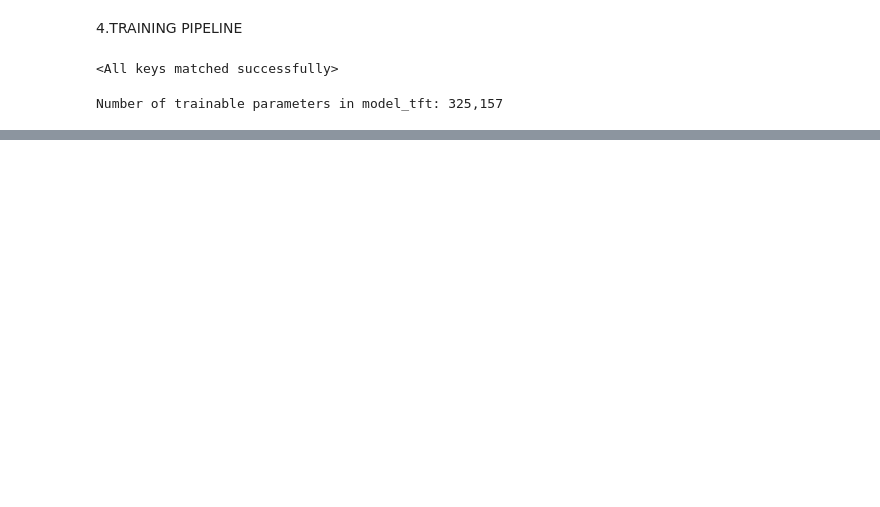
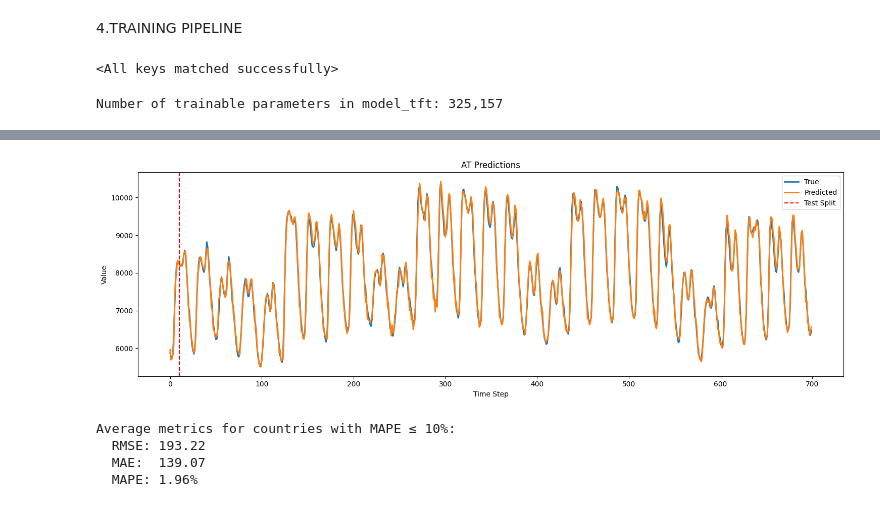
Before and after one commit to H1406/energy-forecasting, a Jupyter notebook: model_tft.ipynb, the cells around one changed output, grey strips where cells are left out. Cells and saved outputs as stored; diff of their text form; code cells hidden in the pictures; blank space fills up the shorter version.

```diff
--- a/model_tft.ipynb
+++ b/model_tft.ipynb
@@ -935,5 +941,6 @@ def count_parameters(model_tft):
     return sum(p.numel() for p in model_tft.parameters() if p.requires_grad)
 
 print(f"Number of trainable parameters in model_tft: {count_parameters(model):,}")
+model_tft.load_state_dict(torch.load("model_state_dict_tft.pth"))
 # %% [output]
 Number of trainable parameters in model_tft: 325,157
@@ -940,2 +948,2 @@ Number of trainable parameters in model_tft: 325,157
 # %%
-model_tft, tft_history = train_model(model_tft, X_train, y_train, X_val, y_val, epochs=15)
+model_tft, tft_history = train_model(model_tft, X_train, y_train, X_val, y_val, epochs=10)
@@ -1036,0 +1318,10 @@ NameError: name 'test_model_per_country' is not defined
+# %%
+result_tft = test_model_per_country(model=model_tft, df=test_df, sequence_length=24, prediction_length=1)
+plot_partial_predictions(
+    y_true=result_tft['AT']['y_true'],
+    preds_dict=result_tft['AT']['y_pred'],
+    split_idx=10,
+    group_title="AT Predictions",
+    window_size=4000,  # Use the full available length
+    start_idx=0
+)
@@ -1036,0 +1541,18 @@ NameError: name 'test_model_per_country' is not defined
+# %%
+plot_partial_predictions(
+    y_true=result_tft['AT']['y_true'],
+    preds_dict=result_tft['AT']['y_pred'],
+    split_idx=10,
+    group_title="AT Predictions",
+    window_size=700,  # Use the full available length
+    start_idx=0
+)
+# %% [output]
+[figure, added]
+# %%
+print_average_metrics_exclude_high_mape(result_tft, mape_threshold=10)
+# %% [output]
+Average metrics for countries with MAPE ≤ 10%:
+  RMSE: 193.22
+  MAE:  139.07
+  MAPE: 1.96%
```
Also changed, not shown: parts of 22 cells of this notebook, 4 other files.
